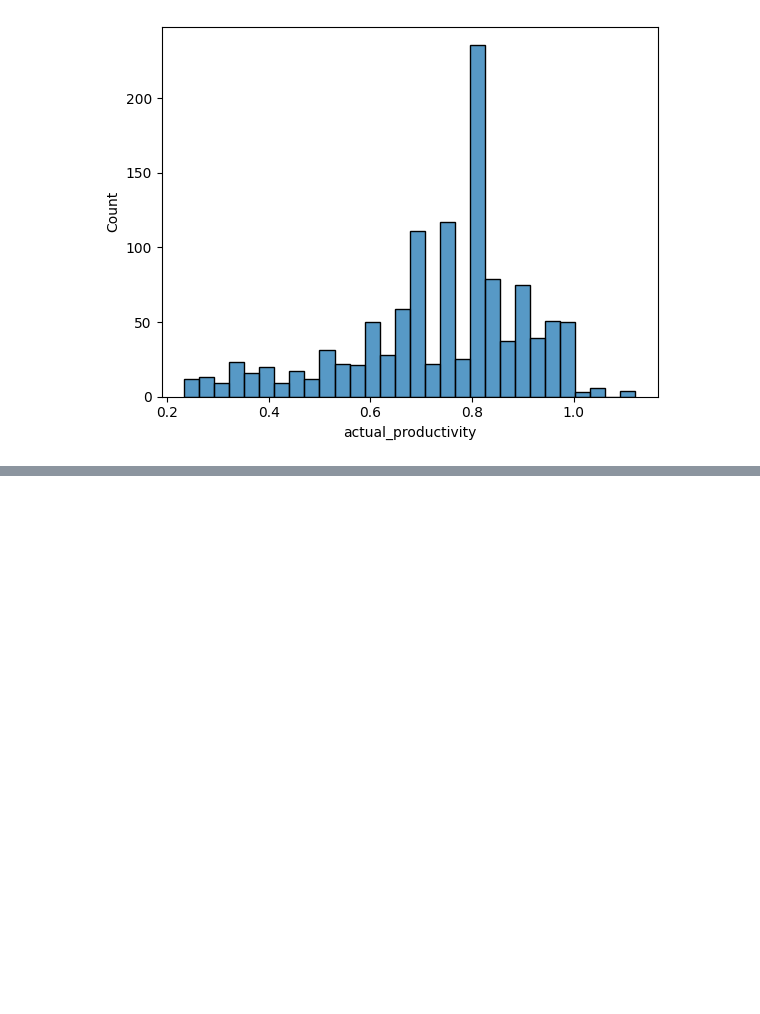
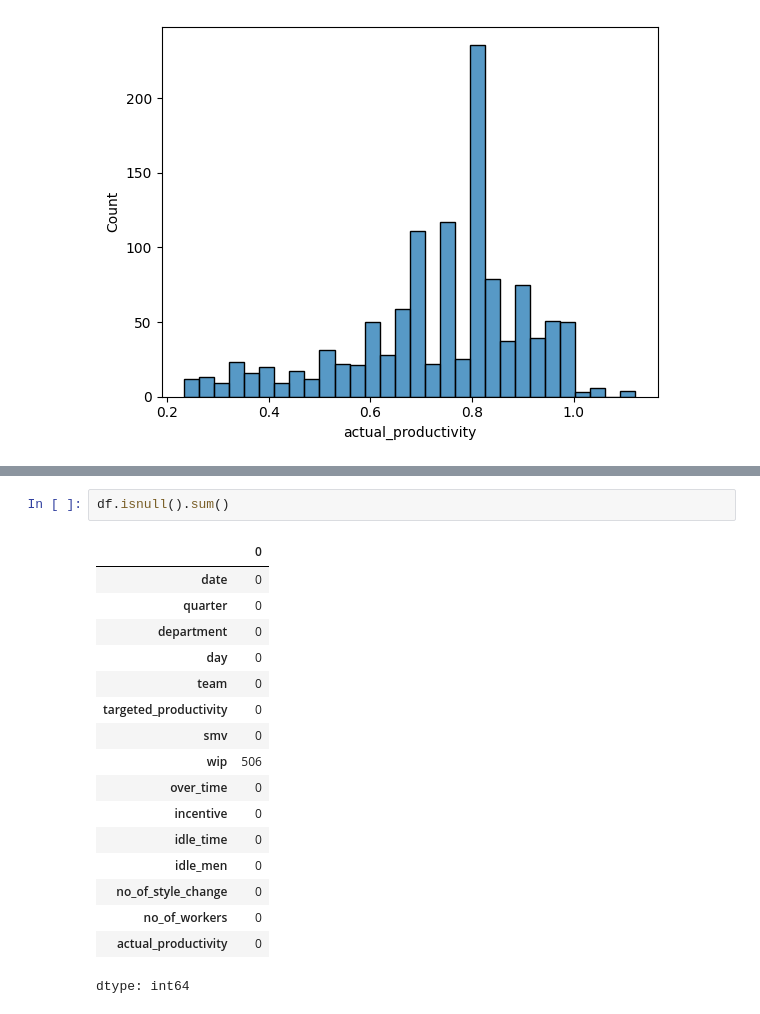
Before and after one commit to dakshini01/ProdFusion, a Jupyter notebook: codes/Data_Identification.ipynb, the cells around one changed output, grey strips where cells are left out. Saved outputs shown, nothing was run; the diff lists cells and outputs as text; blank space fills up the shorter version.

```diff
--- a/codes/Data_Identification.ipynb
+++ b/codes/Data_Identification.ipynb
@@ -95,0 +134,20 @@ sns.heatmap(df.corr(numeric_only=True), cmap="coolwarm")
+# %%
+df.isnull().sum()
+# %% [output]
+|  | 0 |
+| date | 0 |
+| quarter | 0 |
+| department | 0 |
+| day | 0 |
+| team | 0 |
+| targeted_productivity | 0 |
+| smv | 0 |
+| wip | 506 |
+| over_time | 0 |
+| incentive | 0 |
+| idle_time | 0 |
+| idle_men | 0 |
+| no_of_style_change | 0 |
+| no_of_workers | 0 |
+| actual_productivity | 0 |
+dtype: int64
```
Also changed, not shown: parts of 4 cells of this notebook.
